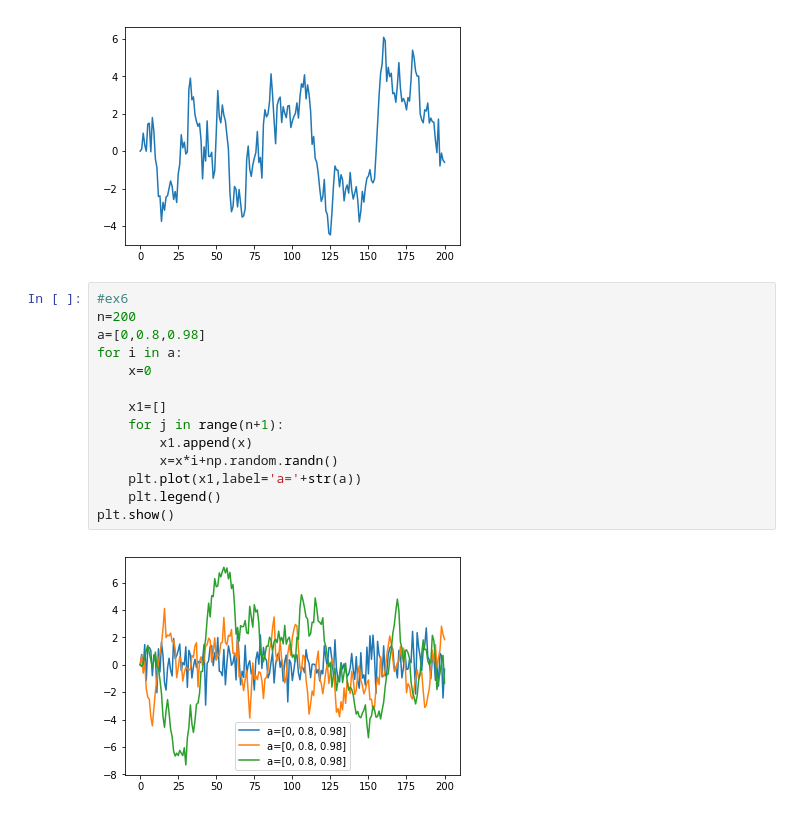
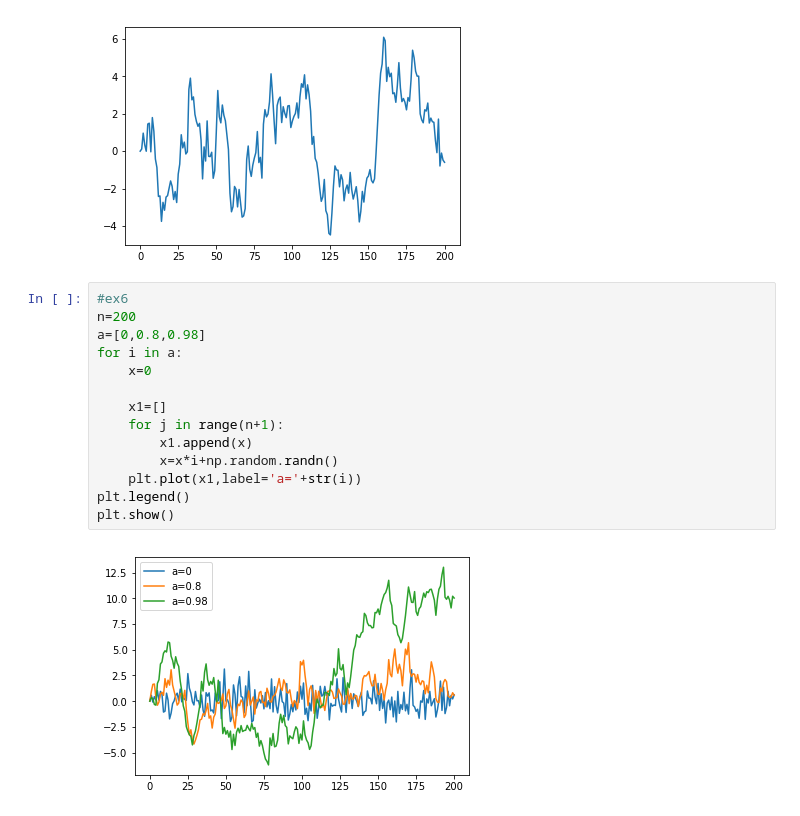
Before and after one commit to sundoz/Norm-, a Jupyter notebook: anintroductoryexample.ipynb, the cells around one changed output. Drawn from its saved outputs; the diff is of its cells as text.

```diff
--- a/anintroductoryexample.ipynb
+++ b/anintroductoryexample.ipynb
@@ -83,16 +83,16 @@ plt.show()
 # %%
 #ex6
 n=200
 a=[0,0.8,0.98]
 for i in a:
     x=0
 
     x1=[]
     for j in range(n+1):
         x1.append(x)
         x=x*i+np.random.randn()
-    plt.plot(x1,label='a='+str(a))
-    plt.legend()
+    plt.plot(x1,label='a='+str(i))
+plt.legend()
 plt.show()
 # %% [output]
-[figure, old version]
+[figure, new version]
```
Also changed, not shown: 1 other file.
